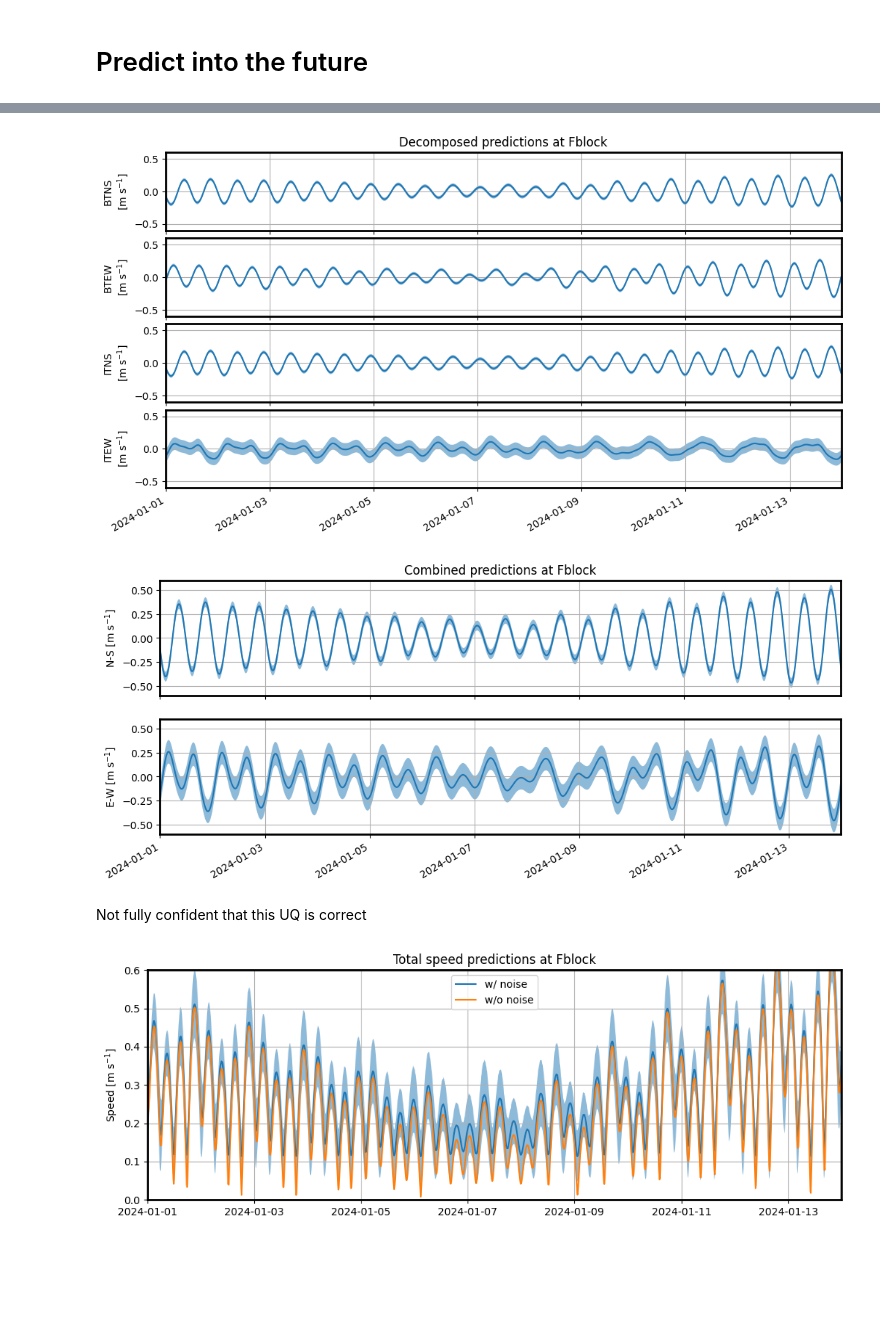
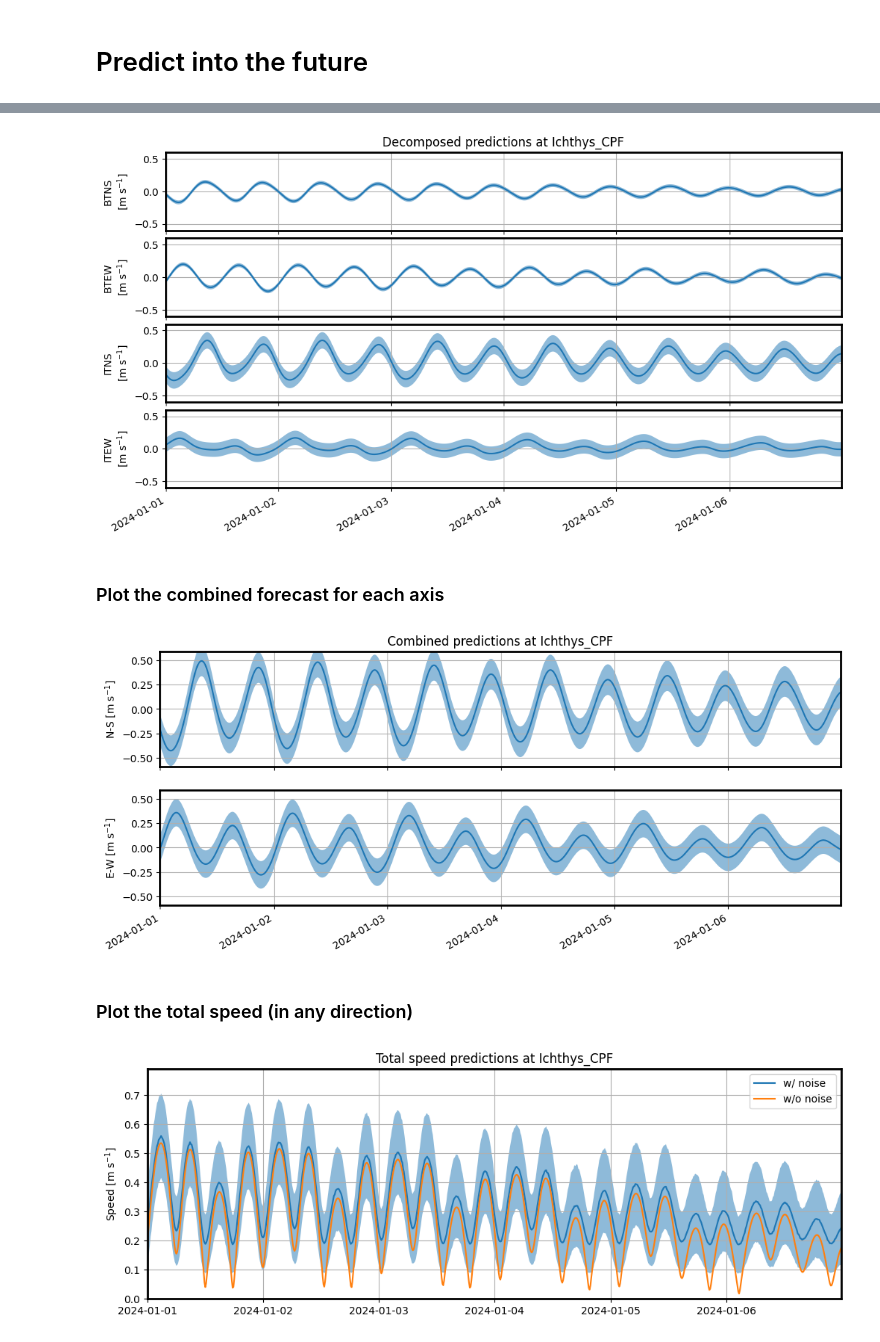
Before and after one commit to pbranson/ichthys_harmonics, a Jupyter notebook: predict_tidal_currents.ipynb, the cells around one changed output, grey strips where cells are left out. Saved outputs shown, nothing was run; the diff lists cells and outputs as text; code cells hidden in the pictures; blank space fills up the shorter version.

```diff
--- a/predict_tidal_currents.ipynb
+++ b/predict_tidal_currents.ipynb
@@ -21,17 +24,12 @@ from ichthys_harmonics.utils import *
 # %%
 ### Select mooring
 # moor = 'IchthysP1'
-moor = 'Fblock'
-# moor = 'Ichthys_CPF'
+# moor = 'Fblock'
+moor = 'Ichthys_CPF'
 # moor = 'titanichthys'
 
 # Find data
 nc_dir = 'fits'
 
-# Set the prediction time
-start = np.datetime64('2024-01-01')
-end = np.datetime64('2024-01-14')
-time_pred = create_time(start, end, step_minutes=10)
-
-# Set the load order
+# Set the load order (don't change)
 order = ['BTNS', 'BTEW', 'ITNS', 'ITEW']
@@ -38,5 +38,12 @@ order = ['BTNS', 'BTEW', 'ITNS', 'ITEW']
+# %%
+# Set the prediction time (change the start and end dates here)
+start = np.datetime64('2024-01-01')
+end = np.datetime64('2024-01-07')
+time_pred = create_time(start, end, step_minutes=10)
 # %% [markdown]
 # Predict into the future
 # %%
 ds_pred = load_tide_predictions(time_pred, nc_dir, moor, order)
-# ds_pred
+
+# Rotate the predictions
+ds_pred = rotate_predictions(ds_pred)
@@ -43,15 +52,17 @@ ds_pred = load_tide_predictions(time_pred, nc_dir, moor, order)
 # %%
 fig, ax = plot_decomposed_currents(ds_pred, order, moor, time_pred)
 # %% [output]
-[figure, old version]
+[figure, new version]
+# %% [markdown]
+### Plot the combined forecast for each axis
 # %%
-fig, ax = plot_combined_currents(ds_pred, order, moor, time_pred)
+fig, ax = plot_combined_currents(ds_pred, order, moor, time_pred, ylim=0.59)
 # %% [output]
-[figure, old version]
+[figure, new version]
 # %% [markdown]
-Not fully confident that this UQ is correct
+### Plot the total speed (in any direction)
 # %%
 n_samp = 10000
-fig, ax = plot_speed(ds_pred, order, moor, time_pred, samples=n_samp)
+fig, ax = plot_speed(ds_pred, order, moor, time_pred, samples=n_samp, ylim=0.79)
 # %% [output]
-[figure, old version]
+[figure, new version]
```
Also changed, not shown: parts of 5 cells of this notebook.
